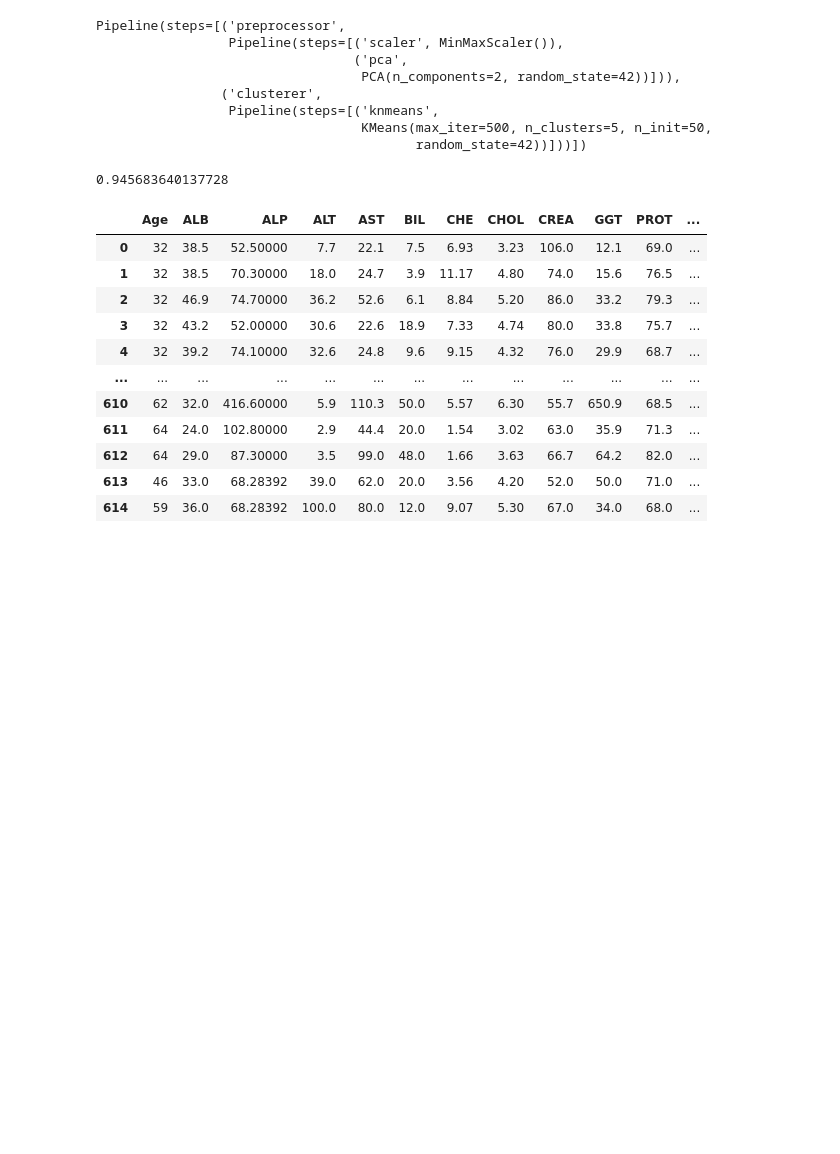
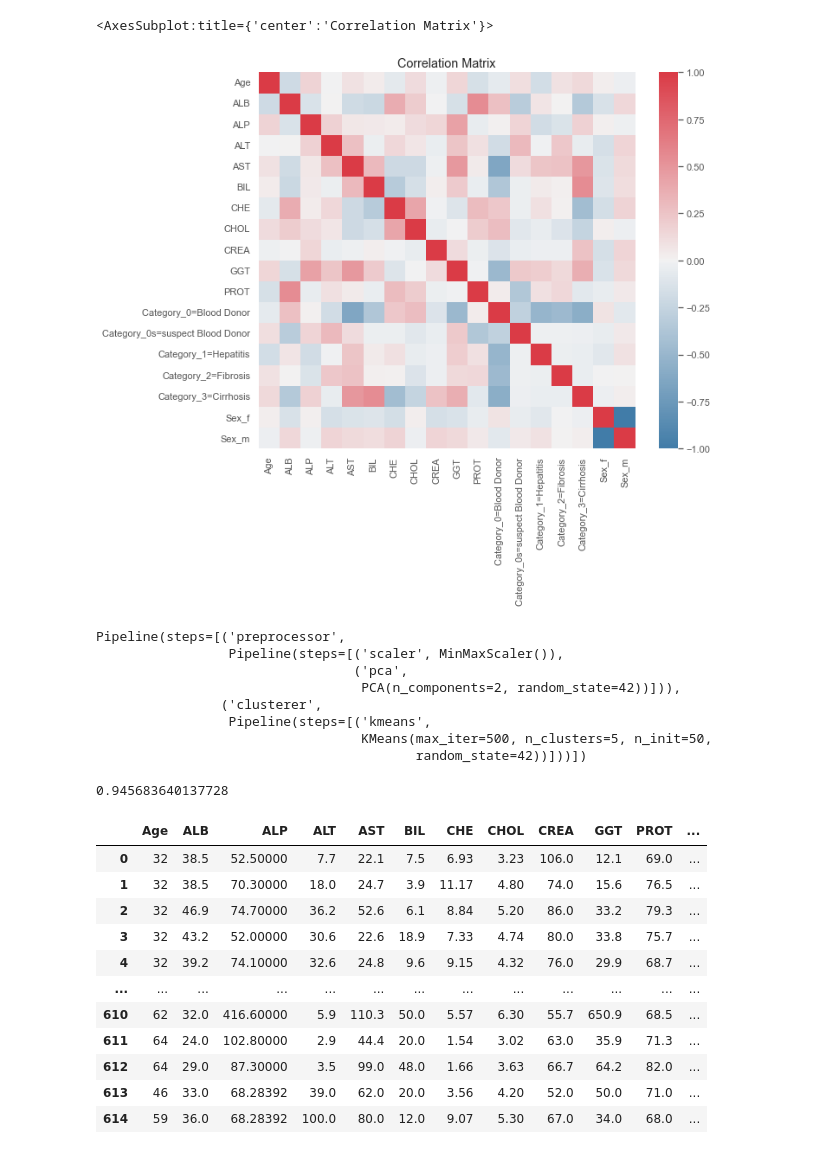
Before and after one commit to Omuk/Fullstack-Data-Analyst, a Jupyter notebook: Learning/code_examples/practice/practice_field.ipynb, the cells around one changed output. Saved outputs shown, nothing was run; the diff lists cells and outputs as text; code cells hidden in the pictures; blank space fills up the shorter version.

```diff
--- a/Learning/code_examples/practice/practice_field.ipynb
+++ b/Learning/code_examples/practice/practice_field.ipynb
@@ -70,5 +57,9 @@ dtype: float64
 # %%
-mean_impu = SimpleImputer()
+mis_val = data.isna().sum() * 100/len(data)
+mis_val.sort_values(ascending=False)
+
+mean_impu = SimpleImputer(strategy='mean', missing_values=np.NaN)
 mis_cols = ['ALB', 'ALP', 'ALT', 'CHOL', 'PROT']
-
 data[mis_cols] = mean_impu.fit_transform(data[mis_cols])
+mis_val = data.isna().sum() * 100/len(data)
+mis_val.sort_values(ascending=False)
@@ -87,35 +102,46 @@ data.head(3)
+# %%
+f,ax = plt.subplots(figsize=(10,8))
+
+ax.set_title('Correlation Matrix')
+
+data_corr = data.corr()
+sns.heatmap(data_corr, mask=np.zeros_like(data_corr,dtype=np.bool_),cmap=sns.diverging_palette(240,10,as_cmap=True),square=True,ax =ax)
+# %% [output]
+<AxesSubplot:title={'center':'Correlation Matrix'}>
+[figure, added]
 # %%
 le.classes_
 
 n_clusters = len(le.classes_)
 
-preprocessor = Pipeline(
+preprocessor = Pipeline (
     [
         ('scaler',MinMaxScaler()),
-        ('pca', PCA(n_components=2,random_state=42))
+        ('pca',PCA(n_components=2,random_state=42))
     ]
 )
 
 clusterer = Pipeline(
     [
         (
-            'knmeans',
+            'kmeans',
             KMeans(
                 n_clusters=n_clusters,
-                init='k-means++',
-                n_init=50,
-                max_iter=500,
+                init ='k-means++',
+                n_init = 50,
+                max_iter = 500,
                 random_state=42,
             )
         )
     ]
 )
 
-pipe = Pipeline([
-    ('preprocessor',preprocessor),
-    ('clusterer',clusterer)
-])
-
+pipe = Pipeline(
+    [
+        ('preprocessor',preprocessor),
+        ('clusterer',clusterer)
+    ]
+)
 pipe.fit(data)
 # %% [output]
 Pipeline(steps=[('preprocessor',
@@ -123,7 +149,7 @@ Pipeline(steps=[('preprocessor',
                                  ('pca',
                                   PCA(n_components=2, random_state=42))])),
                 ('clusterer',
-                 Pipeline(steps=[('knmeans',
+                 Pipeline(steps=[('kmeans',
                                   KMeans(max_iter=500, n_clusters=5, n_init=50,
                                          random_state=42))]))])
 # %%
```
Also changed, not shown: parts of 11 cells of this notebook.
